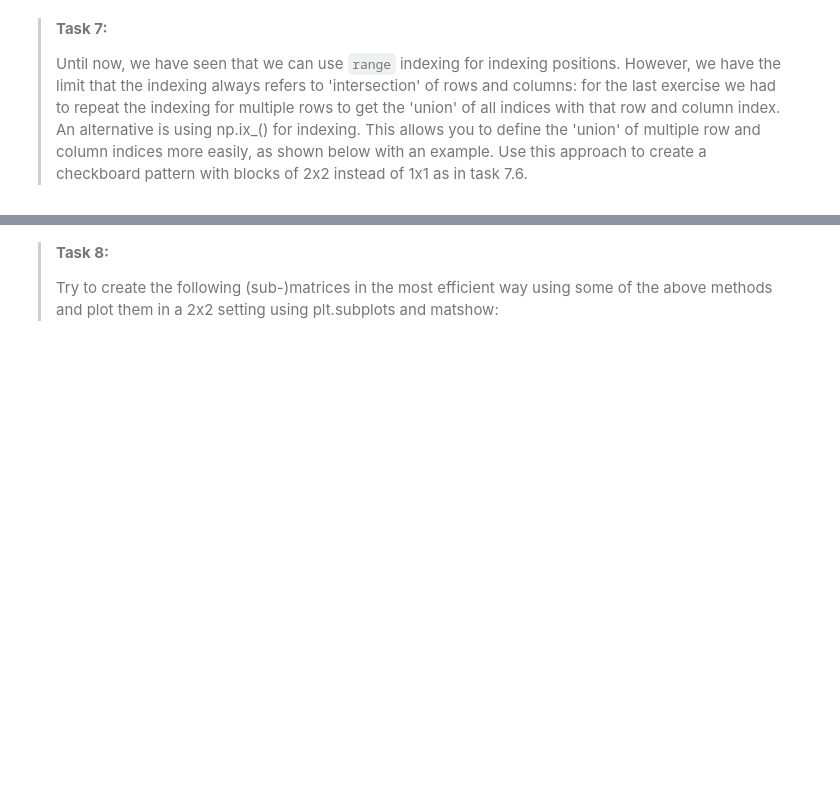
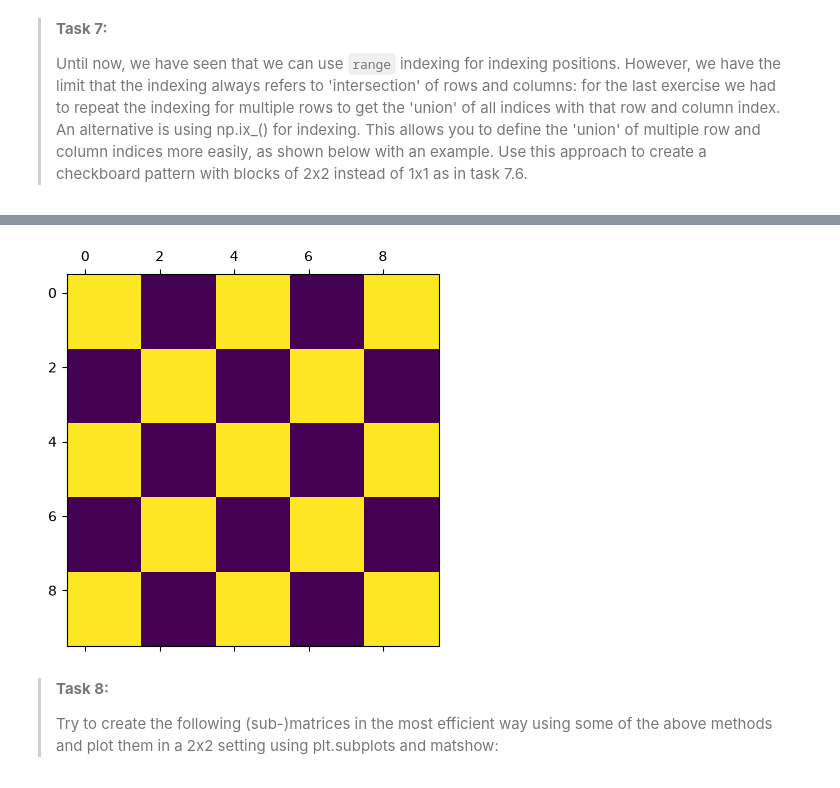
Before and after one commit to Grootegoed/PA1.2, a Jupyter notebook: 6_filling_matrix.ipynb, the cells around one changed output, grey strips where cells are left out. Saved outputs shown, nothing was run; the diff lists cells and outputs as text; code cells hidden in the pictures; blank space fills up the shorter version.

```diff
--- a/6_filling_matrix.ipynb
+++ b/6_filling_matrix.ipynb
@@ -102,9 +129,12 @@ plt.show()
 # %%
 A77 = np.zeros((10,10))
-A77[np.ix_([YOUR CODE HERE],[YOUR CODE HERE])] = 1
+A77[np.ix_([0, 1, 4, 5, 8, 9],[0, 1, 4, 5, 8, 9])] = 1
+A77[np.ix_([2, 3, 6, 7],[2, 3, 6, 7])] = 1
 
 plt.matshow(A77)
 plt.show()
+# %% [output]
+[figure, added]
 # %% [markdown]
 > **Task 8:**
 >
```
Also changed, not shown: parts of 8 cells of this notebook.
